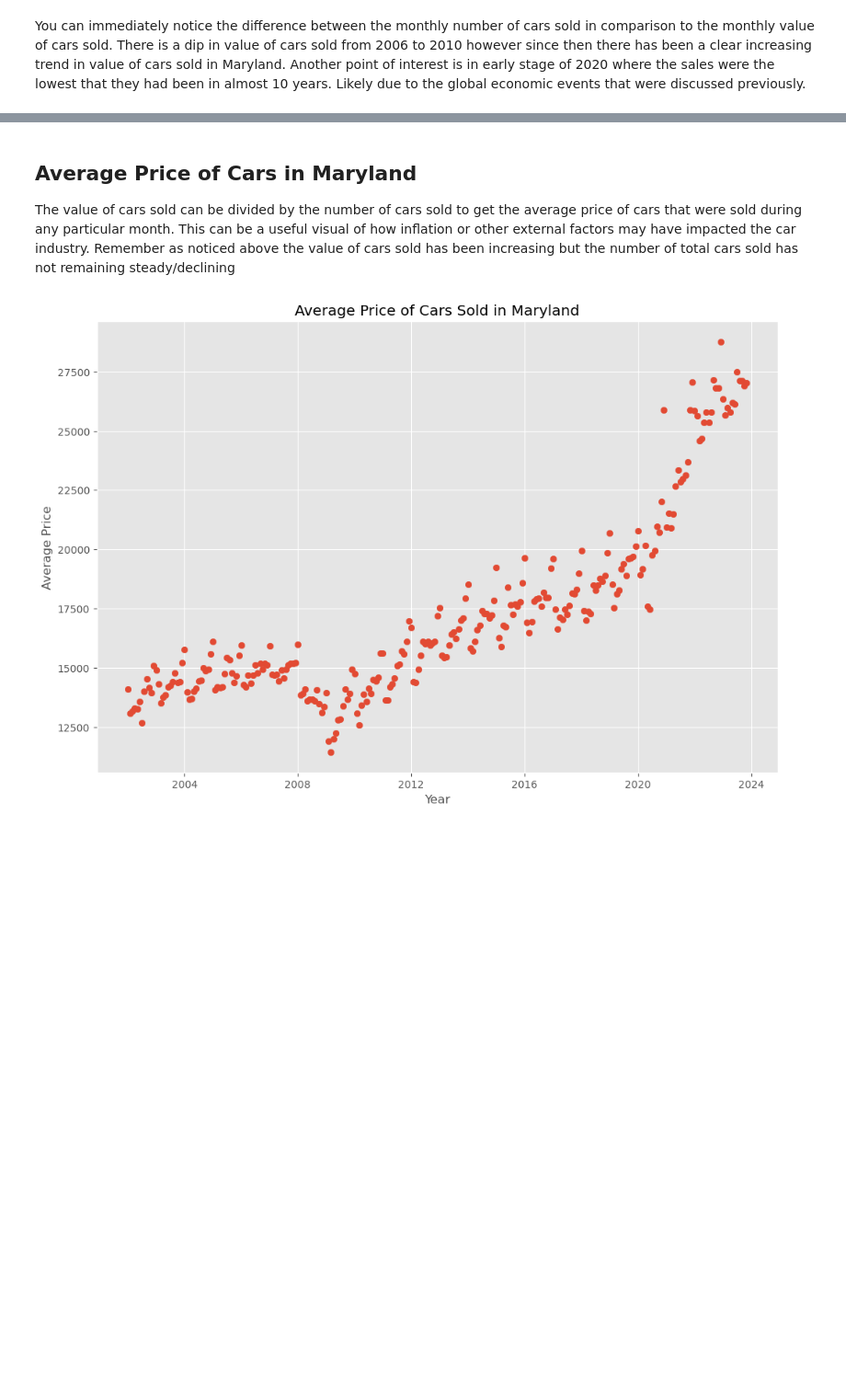
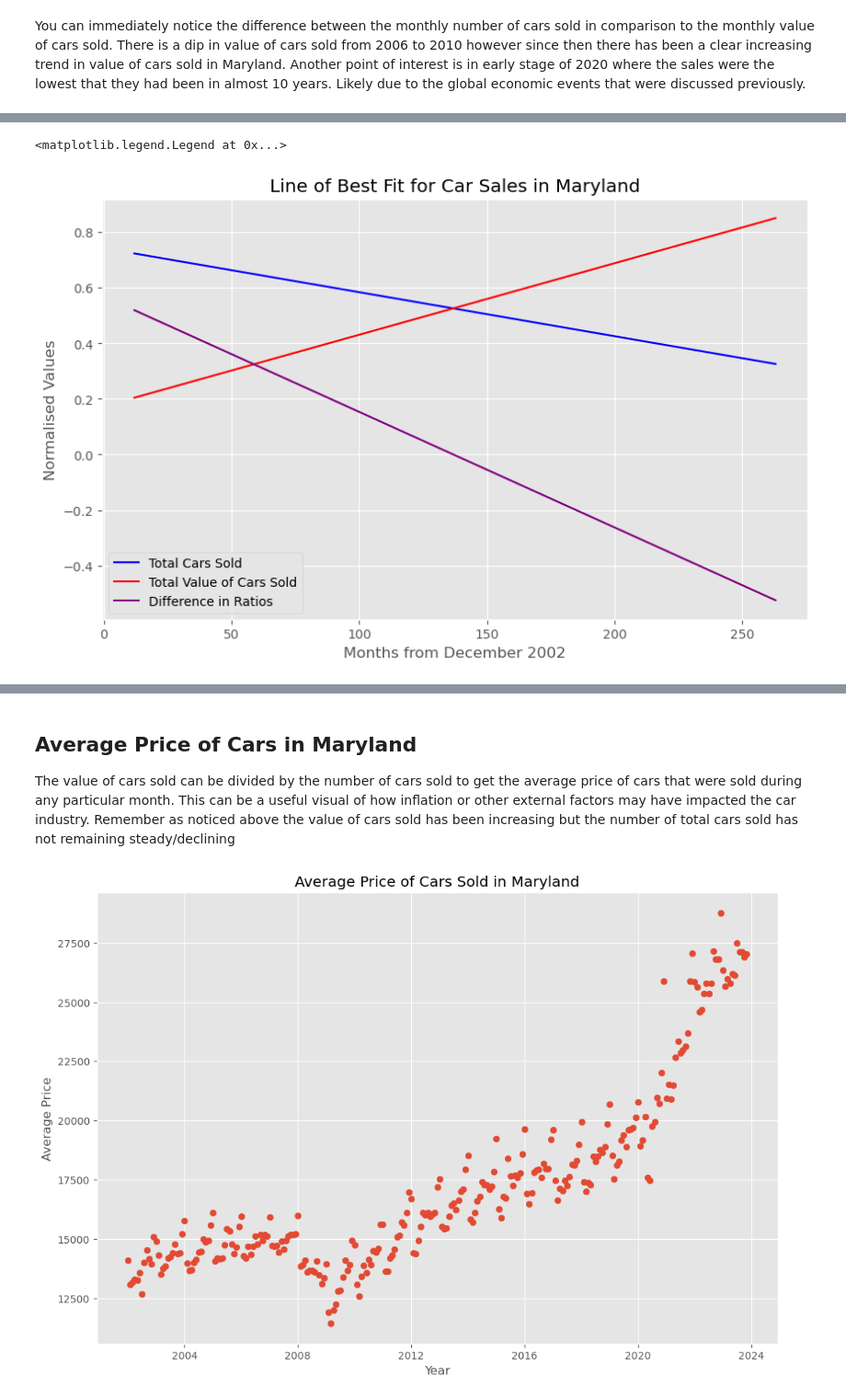
Before and after one commit to bennicholson2/Maryland-Car-Sales-Data, a Jupyter notebook: sales_project_chapters/sales_project_chapter_1.ipynb, the cells around one changed output, grey strips where cells are left out. Shown at 92% size. Cells and saved outputs as stored; diff of their text form; code cells hidden in the pictures; blank space fills up the shorter version.

```diff
--- a/sales_project_chapters/sales_project_chapter_1.ipynb
+++ b/sales_project_chapters/sales_project_chapter_1.ipynb
@@ -188,0 +363,6 @@ You can immediately notice the difference between the monthly number of cars sol
+# %%
+#Turn the time series data into incrementing months so that you can perform linear regression on the data
+monthly_data_expanded_dropped_na = monthly_data_expanded.copy()
+monthly_data_expanded_dropped_na.dropna(inplace=True)
+monthly_data_expanded_dropped_na.reset_index(inplace=True)
+convert_to_incrementing_months(monthly_data_expanded_dropped_na,'month')
@@ -188,0 +383,18 @@ You can immediately notice the difference between the monthly number of cars sol
+# %%
+#Find the line of best fit
+plt.figure(figsize=(10,6))
+total_cars_sold_ratios_lbf = find_line_of_best_fit(monthly_data_expanded_dropped_na['normalised_yearly_rolling_mean_total_cars_sold'])
+total_value_cars_sold_ratios_lbf = find_line_of_best_fit(monthly_data_expanded_dropped_na['normalised_yearly_rolling_mean_total_value_cars_sold'])
+cars_sold_value_cars_sold_difference_ratios_lbf = find_line_of_best_fit(monthly_data_expanded_dropped_na['difference_normalised_yearly_rolling_mean'])
+
+#Plot the line of best fits
+plt.plot(monthly_data_expanded_dropped_na['incrementing_months'],total_cars_sold_ratios_lbf[0]*monthly_data_expanded_dropped_na['incrementing_months'] + total_cars_sold_ratios_lbf[1],color='blue',label='Total Cars Sold')
+plt.plot(monthly_data_expanded_dropped_na['incrementing_months'],total_value_cars_sold_ratios_lbf[0]*monthly_data_expanded_dropped_na['incrementing_months'] + total_value_cars_sold_ratios_lbf[1],color='red',label='Total Value of Cars Sold')
+plt.plot(monthly_data_expanded_dropped_na['incrementing_months'],cars_sold_value_cars_sold_difference_ratios_lbf[0]*monthly_data_expanded_dropped_na['incrementing_months'] + cars_sold_value_cars_sold_difference_ratios_lbf[1],color='purple', label='Difference in Ratios')
+plt.title('Line of Best Fit for Car Sales in Maryland')
+plt.xlabel('Months from December 2002')
+plt.ylabel('Normalised Values')
+plt.legend()
+# %% [output]
+<matplotlib.legend.Legend at 0x...>
+[figure, added]
```
Also changed, not shown: parts of 19 cells of this notebook.
